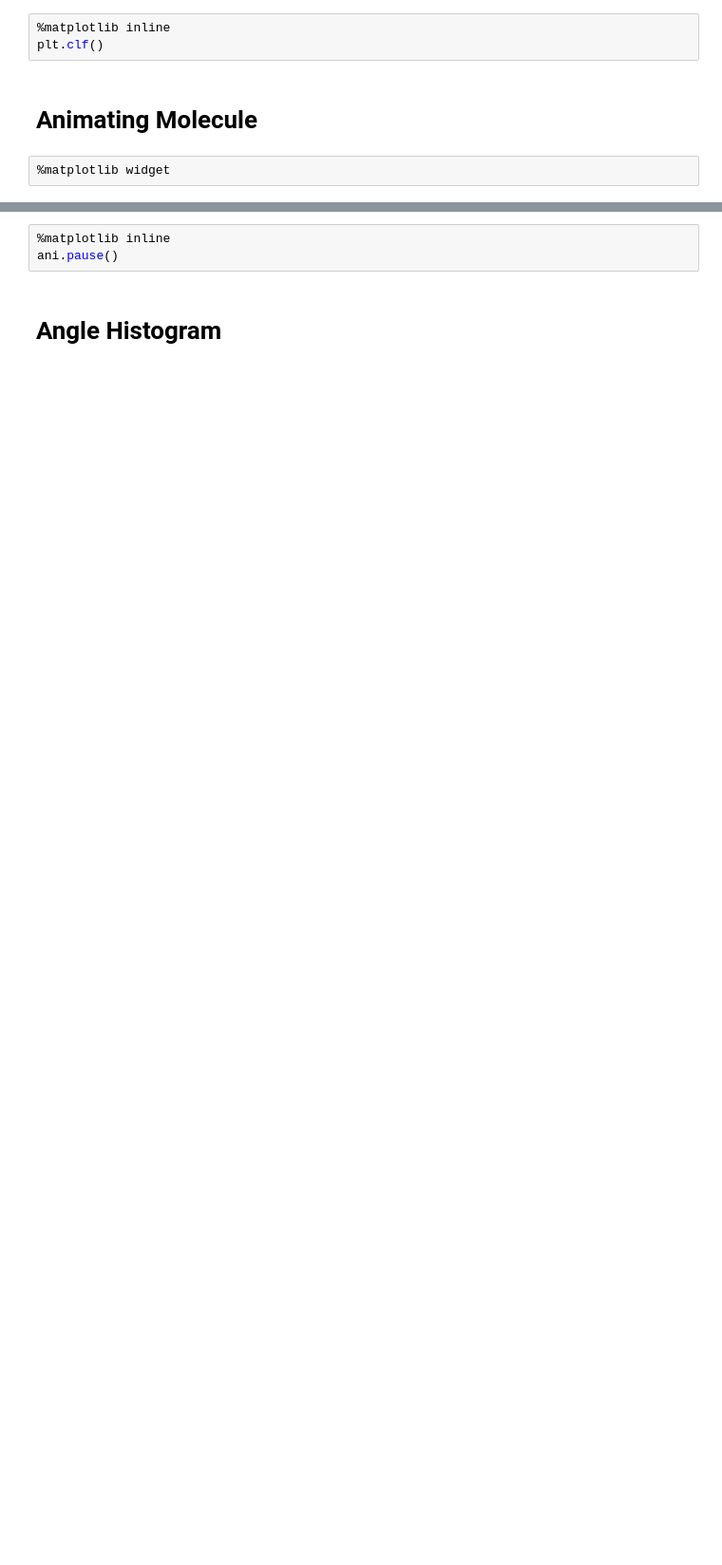
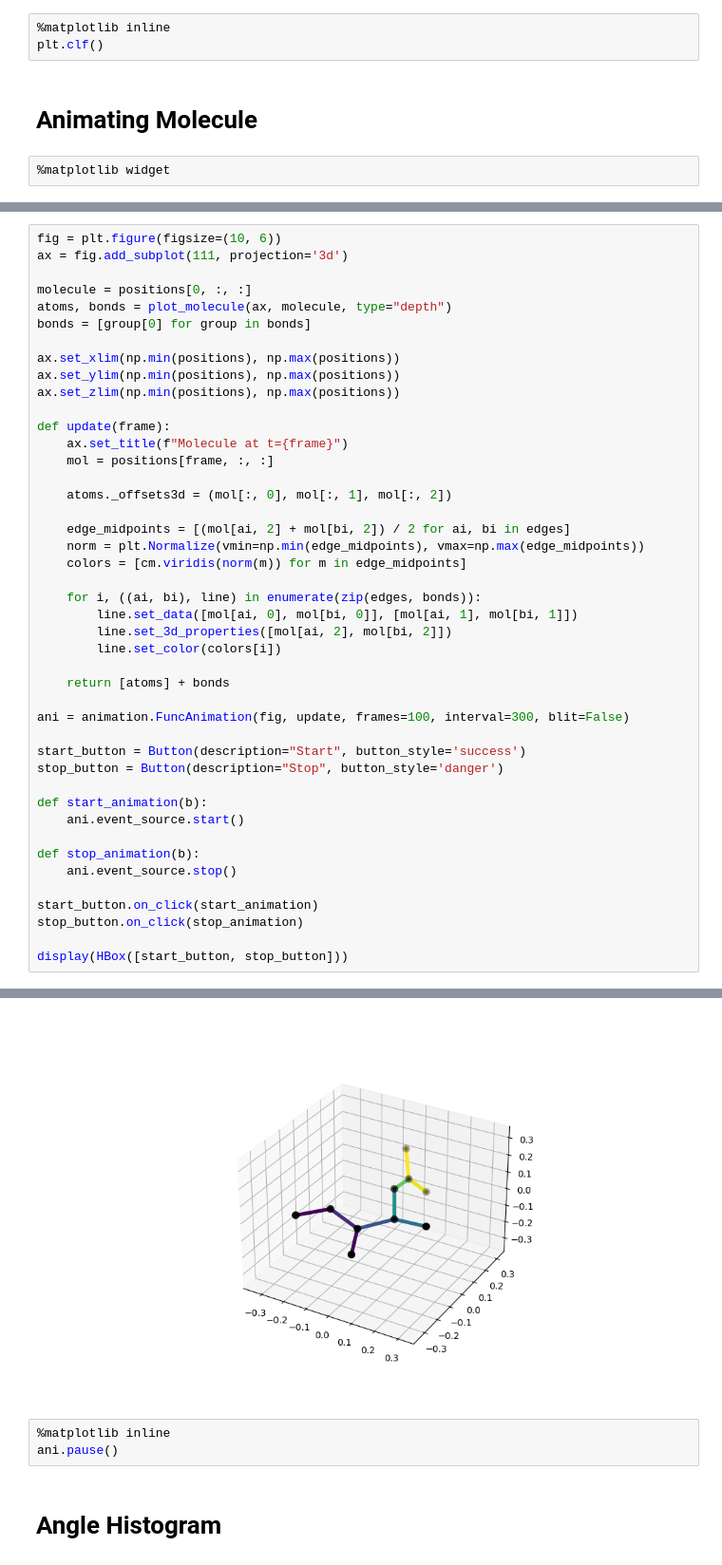
Before and after one commit to mak8427/data_visualization, a Jupyter notebook: exam/ex03.ipynb, the cells around one changed output, grey strips where cells are left out. Shown at 95% size. Saved outputs shown, nothing was run; the diff lists cells and outputs as text; blank space fills up the shorter version.

```diff
--- a/exam/ex03.ipynb
+++ b/exam/ex03.ipynb
@@ -130,0 +91,45 @@ plt.show()
+# %%
+fig = plt.figure(figsize=(10, 6))
+ax = fig.add_subplot(111, projection='3d')
+
+molecule = positions[0, :, :]
+atoms, bonds = plot_molecule(ax, molecule, type="depth")
+bonds = [group[0] for group in bonds]
+
+ax.set_xlim(np.min(positions), np.max(positions))
+ax.set_ylim(np.min(positions), np.max(positions))
+ax.set_zlim(np.min(positions), np.max(positions))
+
+def update(frame):
+    ax.set_title(f"Molecule at t={frame}")
+    mol = positions[frame, :, :]
+
+    atoms._offsets3d = (mol[:, 0], mol[:, 1], mol[:, 2])
+
+    edge_midpoints = [(mol[ai, 2] + mol[bi, 2]) / 2 for ai, bi in edges]
+    norm = plt.Normalize(vmin=np.min(edge_midpoints), vmax=np.max(edge_midpoints))
+    colors = [cm.viridis(norm(m)) for m in edge_midpoints]
+
+    for i, ((ai, bi), line) in enumerate(zip(edges, bonds)):
+        line.set_data([mol[ai, 0], mol[bi, 0]], [mol[ai, 1], mol[bi, 1]])
+        line.set_3d_properties([mol[ai, 2], mol[bi, 2]])
+        line.set_color(colors[i])
+
+    return [atoms] + bonds
+
+ani = animation.FuncAnimation(fig, update, frames=100, interval=300, blit=False)
+
+start_button = Button(description="Start", button_style='success')
+stop_button = Button(description="Stop", button_style='danger')
+
+def start_animation(b):
+    ani.event_source.start()
+
+def stop_animation(b):
+    ani.event_source.stop()
+
+start_button.on_click(start_animation)
+stop_button.on_click(stop_animation)
+
+display(HBox([start_button, stop_button]))
+# %% [output]
@@ -131,3 +137,4 @@ plt.show()
+[figure, added]
 # %%
 %matplotlib inline
 ani.pause()
```
Also changed, not shown: parts of 11 cells of this notebook.
